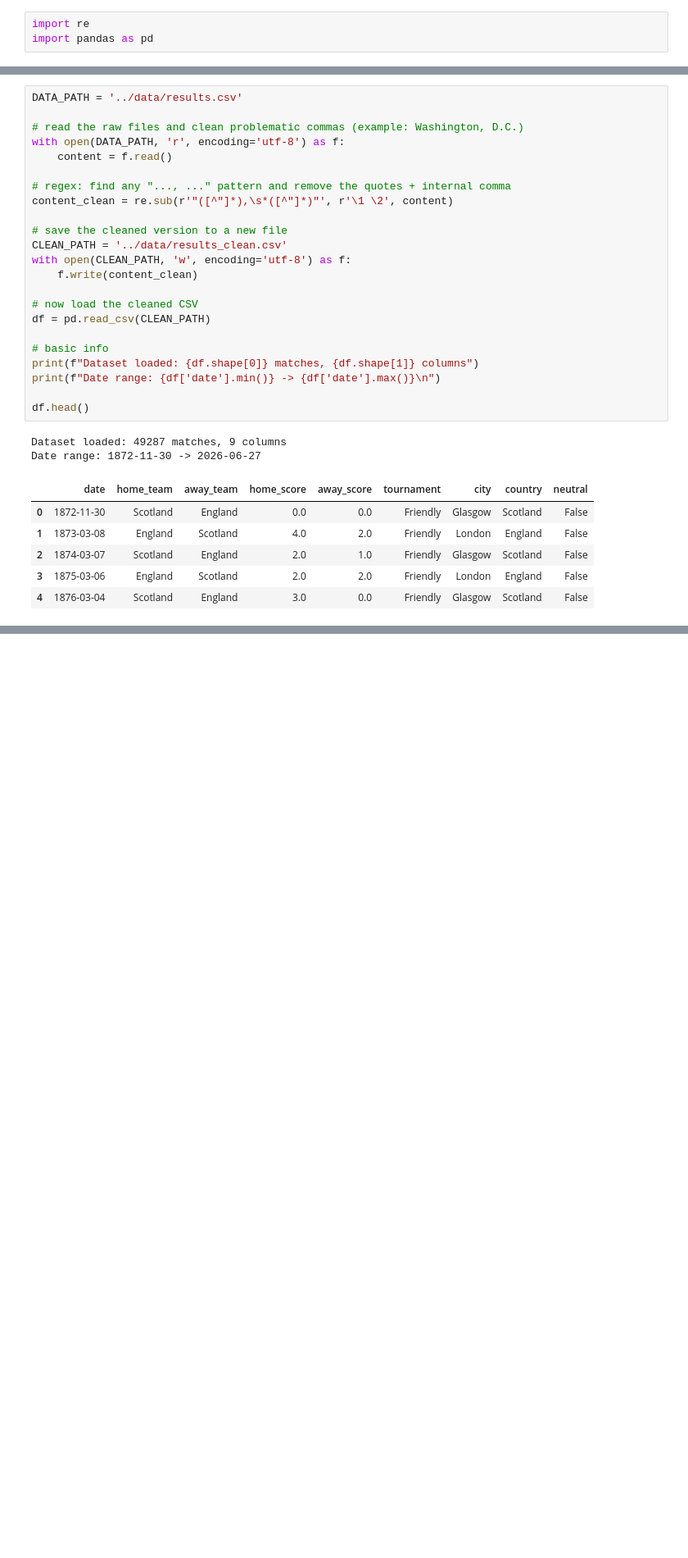
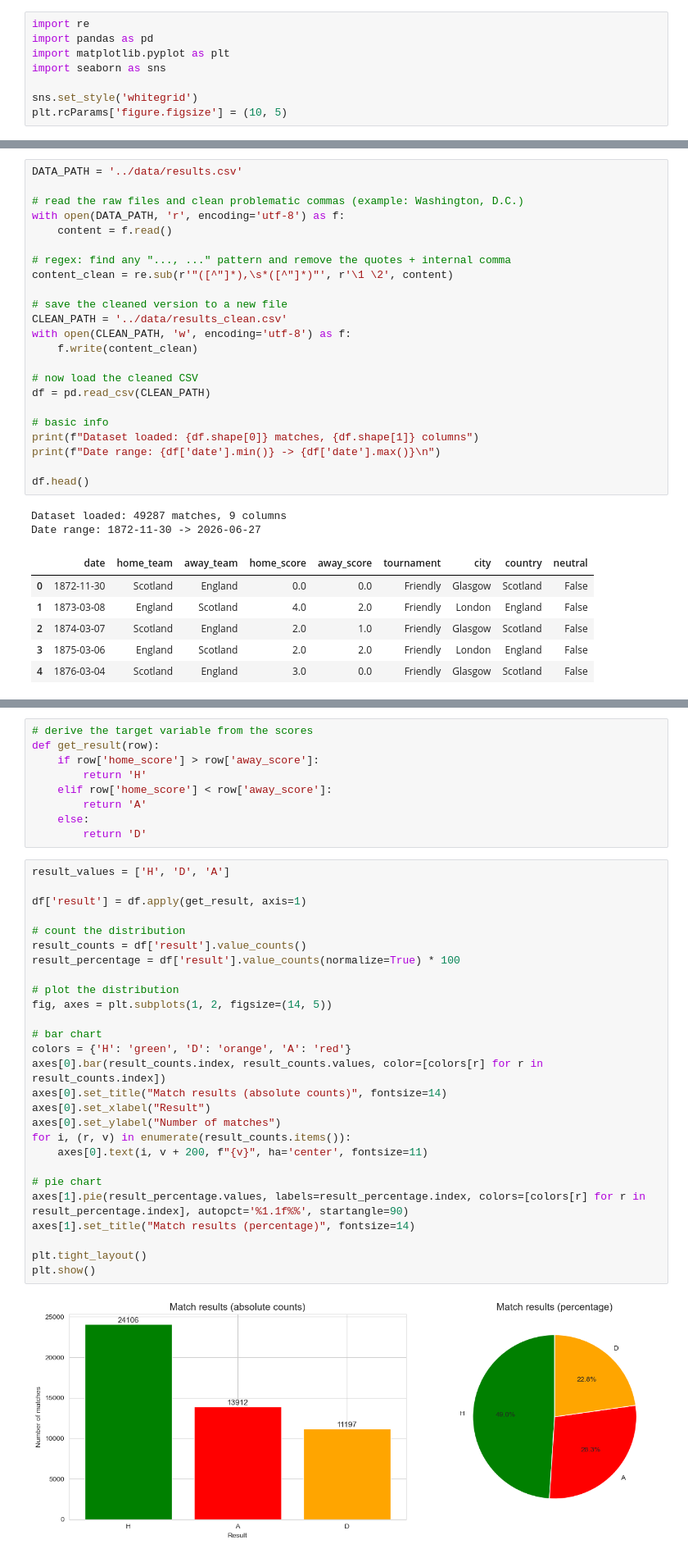
Before and after one commit to Am1neX/Project_INFOH410, a Jupyter notebook: notebooks/football_prediction.ipynb, the cells around one changed output, grey strips where cells are left out. Shown at 82% size. Cells and saved outputs as stored; diff of their text form; blank space fills up the shorter version.

```diff
--- a/notebooks/football_prediction.ipynb
+++ b/notebooks/football_prediction.ipynb
@@ -19,6 +19,11 @@ We import the librairies needed.
 # %%
 import re
 import pandas as pd
+import matplotlib.pyplot as plt
+import seaborn as sns
+
+sns.set_style('whitegrid')
+plt.rcParams['figure.figsize'] = (10, 5)
 # %% [markdown]
 ---
 ## 2. Loading the dataset
@@ -76,0 +205,38 @@ Date range: 1872-11-30 -> 2026-06-27
+# %%
+# derive the target variable from the scores
+def get_result(row):
+    if row['home_score'] > row['away_score']:
+        return 'H'
+    elif row['home_score'] < row['away_score']:
+        return 'A'
+    else:
+        return 'D'
+# %%
+result_values = ['H', 'D', 'A']
+
+df['result'] = df.apply(get_result, axis=1)
+
+# count the distribution
+result_counts = df['result'].value_counts()
+result_percentage = df['result'].value_counts(normalize=True) * 100
+
+# plot the distribution
+fig, axes = plt.subplots(1, 2, figsize=(14, 5))
+
+# bar chart
+colors = {'H': 'green', 'D': 'orange', 'A': 'red'}
+axes[0].bar(result_counts.index, result_counts.values, color=[colors[r] for r in result_counts.index])
+axes[0].set_title("Match results (absolute counts)", fontsize=14)
+axes[0].set_xlabel("Result")
+axes[0].set_ylabel("Number of matches")
+for i, (r, v) in enumerate(result_counts.items()):
+    axes[0].text(i, v + 200, f"{v}", ha='center', fontsize=11)
+
+# pie chart
+axes[1].pie(result_percentage.values, labels=result_percentage.index, colors=[colors[r] for r in result_percentage.index], autopct='%1.1f%%', startangle=90)
+axes[1].set_title("Match results (percentage)", fontsize=14)
+
+plt.tight_layout()
+plt.show()
+# %% [output]
+[figure, added]
```
Also changed, not shown: parts of 15 cells of this notebook.
